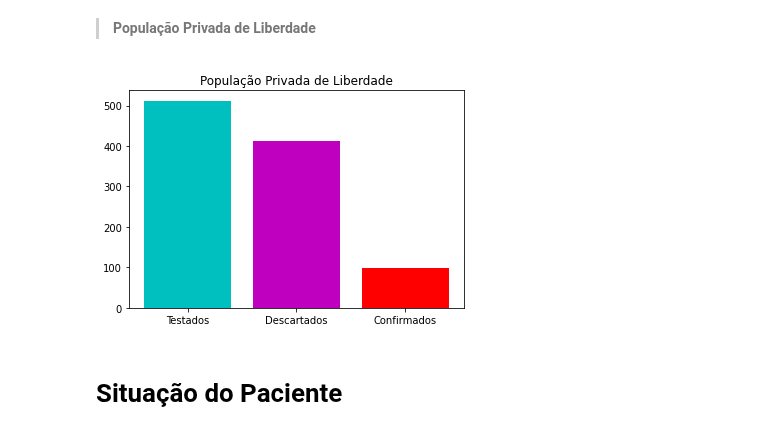
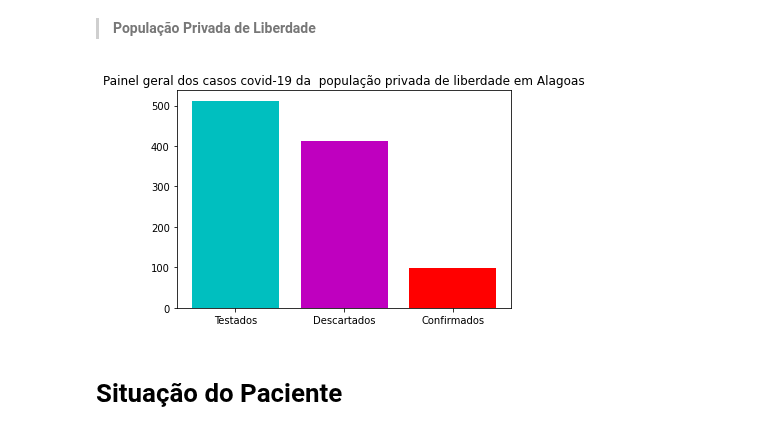
Before and after one commit to Jose-Bruno/Visualiza-oComputacional, a Jupyter notebook: José_Bruno_da_Silva_Santos_Visualização_Computacional.ipynb, the cells around one changed output. Cells and saved outputs as stored; diff of their text form; code cells hidden in the pictures.

```diff
--- a/José_Bruno_da_Silva_Santos_Visualização_Computacional.ipynb
+++ b/José_Bruno_da_Silva_Santos_Visualização_Computacional.ipynb
@@ -83,10 +83,10 @@ descartados = 413
 confirmados = 99
 # %%
 plt.bar(['Testados', 'Descartados','Confirmados'], [testados, descartados, confirmados], color=['c', 'm', 'r'])
-plt.title('População Privada de Liberdade')
+plt.title('Painel geral dos casos covid-19 da  população privada de liberdade em Alagoas')
 plt.show()
 # %% [output]
-[figure, old version]
+[figure, new version]
 # %% [markdown]
 # Situação do Paciente
 # %%
```
Also changed, not shown: parts of 6 cells of this notebook.
